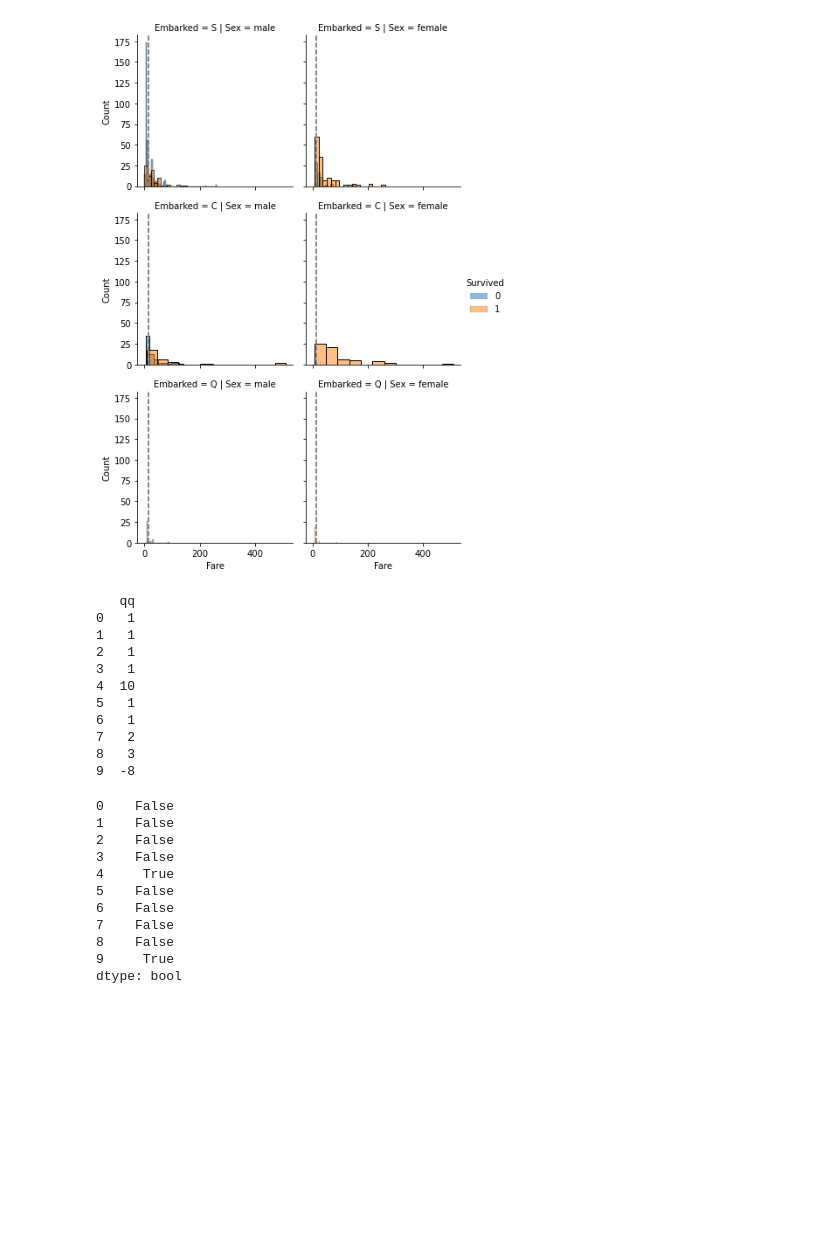
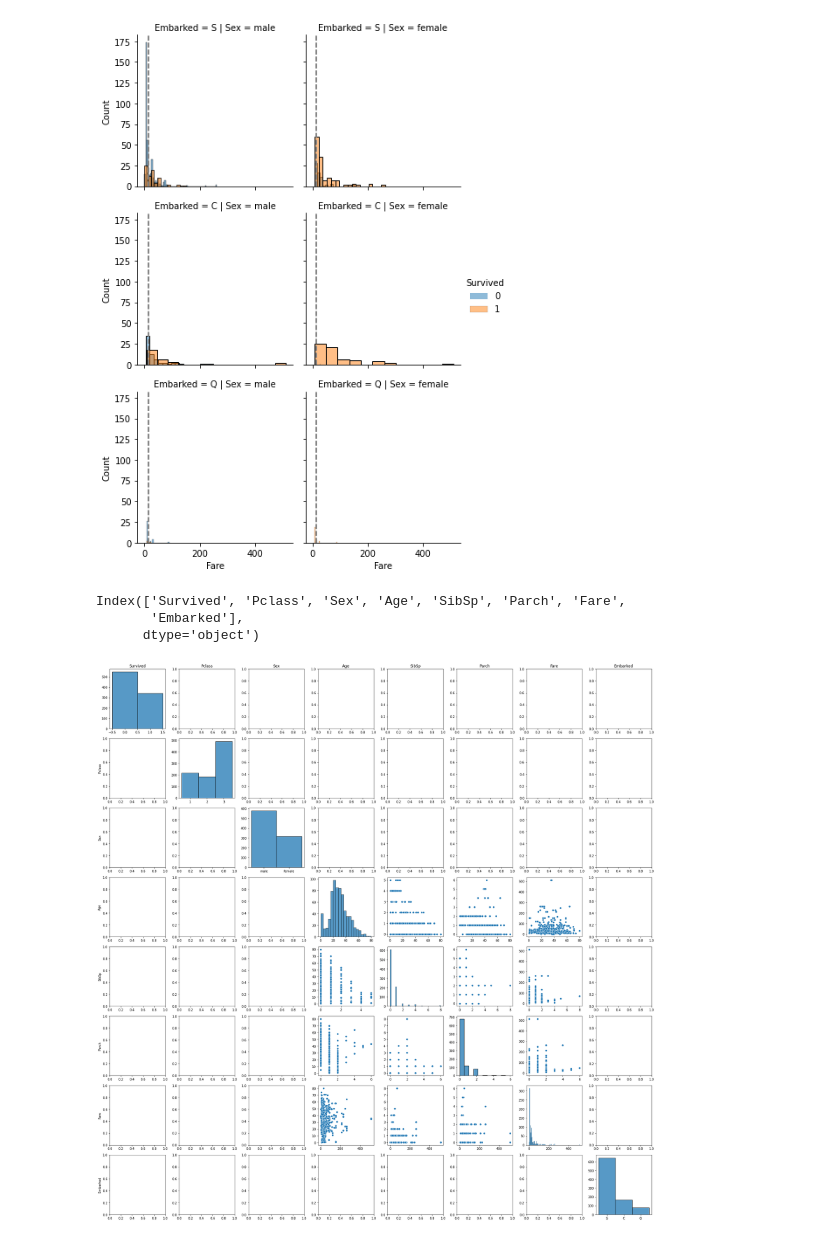
Before and after one commit to ninj4i/DSiUM, a Jupyter notebook: DSiUM.ipynb, the cells around one changed output. Saved outputs shown, nothing was run; the diff lists cells and outputs as text; code cells hidden in the pictures; blank space fills up the shorter version.

```diff
--- a/DSiUM.ipynb
+++ b/DSiUM.ipynb
@@ -2,11 +2,12 @@
 import pandas as pd
 import matplotlib.pyplot as plt
 import seaborn as sns
+from collections import Counter
 
 pd.options.display.min_rows = 20
 
 df = pd.read_csv('Titanic-train.csv')
 len(df.columns)
-column_names = df.columns[[1,2,3,4,5,6,7,9,11]]
+column_names = df.columns[[1,2,4,5,6,7,9,11]]
 column_names
 # %% [output]
@@ -70,3 +71,7 @@ def opisz_dane (df: pd.DataFrame) -> pd.DataFrame:
 
 #    print(pd.DataFrame(serie, index = wiersze))
     return pd.DataFrame(serie, index = wiersze)
+# %%
+df = df.astype({'Survived' : 'category', 'Pclass' : 'category'})
+df = df.drop(columns= 'Name')
+opisz_dane(df)
@@ -79,30 +96,49 @@ sijatka.add_legend()
 <seaborn.axisgrid.FacetGrid at 0x...>
 [figure]
 # %%
-a = pd.DataFrame({'qq':[1,1,1,1,10,1,1,2,3,-8]})
-for i in a:
-    print(a)
-check_if_outlier(a,'qq')
+def czy_numeryczna(s: pd.Series):
+    ret_val = False
+    if 'int' in str(s.dtype) or s.dtype == 'float':
+        ret_val = True
+    return ret_val
+
+def jaki_plot(r: pd.Series, c: pd.Series):
+    match czy_numeryczna(r), czy_numeryczna(c):
+        case True, True:
+            return 'scatter'
+        case False, False:
+            return 'hitmapa'
+        case False, True:
+            return 'h_bar'
+        case True, False:
+            return 'box_plot'
+
+
+def ladny_plot(DF: pd.DataFrame):
+    col_names = DF.columns
+    print(col_names)
+
+    fig, ax = plt.subplots(nrows = DF.shape[1],ncols = DF.shape[1],figsize=(25,25), tight_layout = True)
+
+    for a, c in zip(ax[0], col_names):
+        a.set_title(c)
+    for a, c in zip(ax[:,0], col_names):
+        a.set_ylabel(c)
+
+    for row_id, row_name in enumerate(column_names):
+        for col_id, col_name in enumerate(column_names):
+            #print(f'{row_id:^3} {row_name:^10} - {col_id:^3} {col_name:^10} {czy_numeryczna(DF[row_name]):^7} {czy_numeryczna(DF[col_name]):^7} {jaki_plot(DF[row_name],DF[col_name])}')
+
+            if row_id == col_id:
+                sns.histplot(data = DF[row_name], ax = ax[row_id, col_id]).set(xlabel=None, ylabel = None)
+                continue
+            if (czy_numeryczna(DF[row_name]), czy_numeryczna(DF[col_name])) == (True, True):
+                sns.scatterplot(x = DF[row_name], y = DF[col_name], ax=ax[row_id, col_id]).set(xlabel=None,ylabel = None)
+    fig.tight_layout()
+    plt.show()
+ladny_plot(df[column_names])
 # %% [output]
-   qq
-0   1
-1   1
-2   1
-3   1
-4  10
-5   1
-6   1
-7   2
-8   3
-9  -8
+Index(['Survived', 'Pclass', 'Sex', 'Age', 'SibSp', 'Parch', 'Fare',
+       'Embarked'],
+      dtype='object')
-0    False
-1    False
-2    False
-3    False
-4     True
-5    False
-6    False
-7    False
-8    False
-9     True
-dtype: bool
+[figure, added]
```
Also changed, not shown: parts of 2 cells of this notebook.
